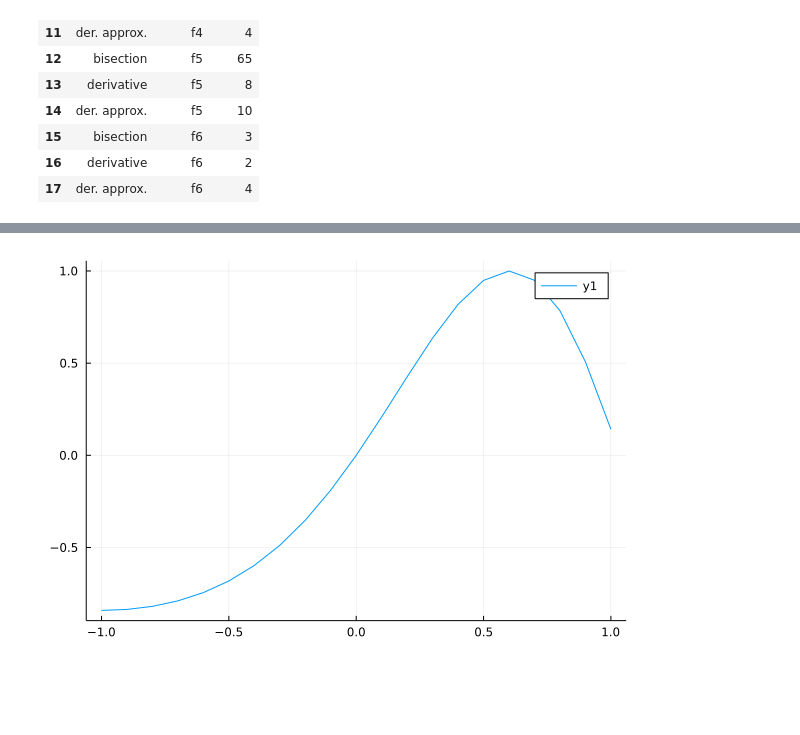
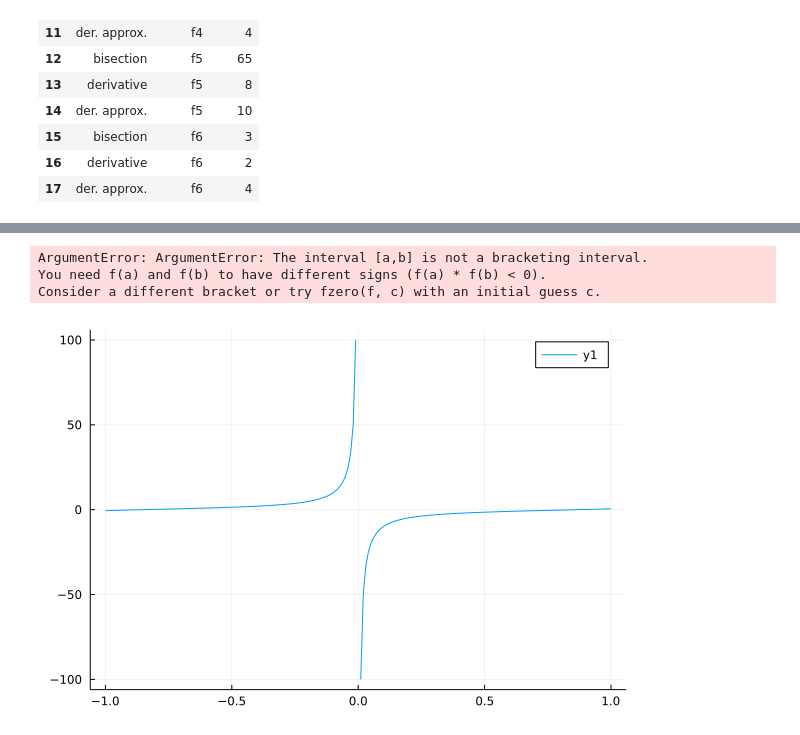
Before and after one commit to superiorshrimp/MOWNiT, a Jupyter notebook: lab8/lab8.ipynb, the cells around one changed output, grey strips where cells are left out. Drawn from its saved outputs; the diff is of its cells as text; code cells hidden in the pictures; blank space fills up the shorter version.

```diff
--- a/lab8/lab8.ipynb
+++ b/lab8/lab8.ipynb
@@ -492,8 +501,18 @@ x₂ = 0,  fx₂ = 0
+# %%
+#1
+print("1: ")
+x = find_zero(f0, (-1, 1), Bisection(), verbose = true)
+println(iszero(f0(x)))
+#doesnt work for x = -1
+# %% [output]
+ArgumentError: ArgumentError: The interval [a,b] is not a bracketing interval.
+You need f(a) and f(b) to have different signs (f(a) * f(b) < 0).
+Consider a different bracket or try fzero(f, c) with an initial guess c.
 # %%
-f0(x) = sin(x*x + 2*x)
-plot(f0, -1:00.1:1)
+f0(x) = tan(x) - 1/x
+plot(f0, -1:0.01:1)
 # %% [output]
-[figure, old version]
+[figure, new version]
 # %%
 #1
 print("1: ")
```
Also changed, not shown: parts of 4 cells of this notebook.
